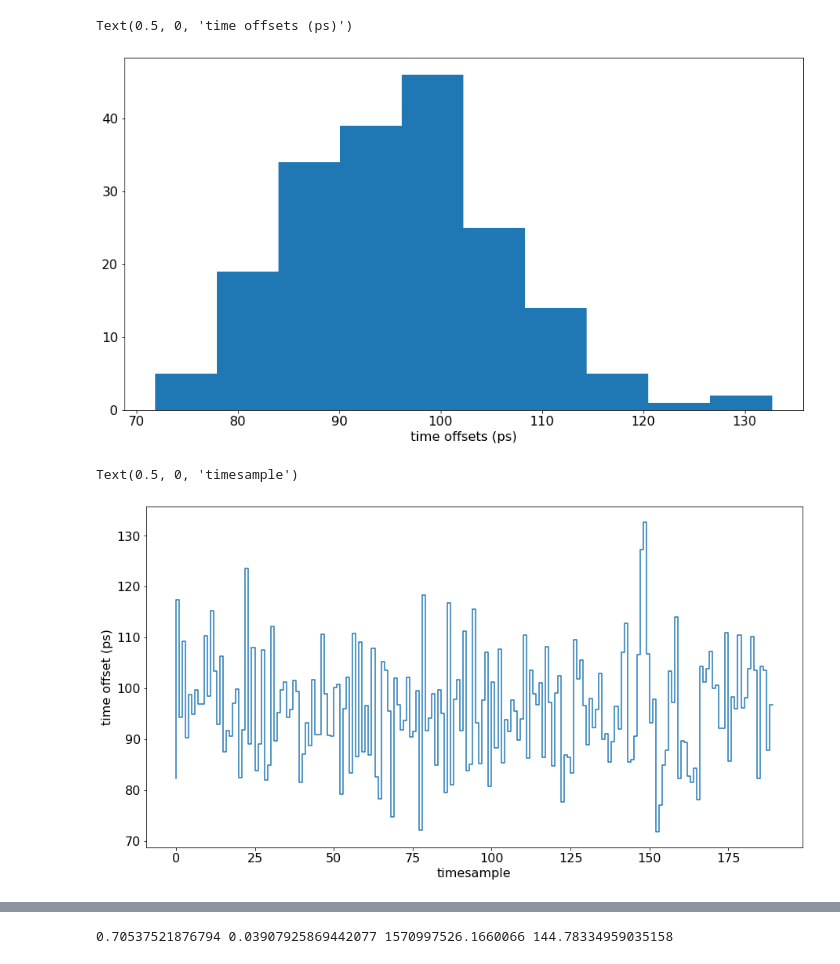
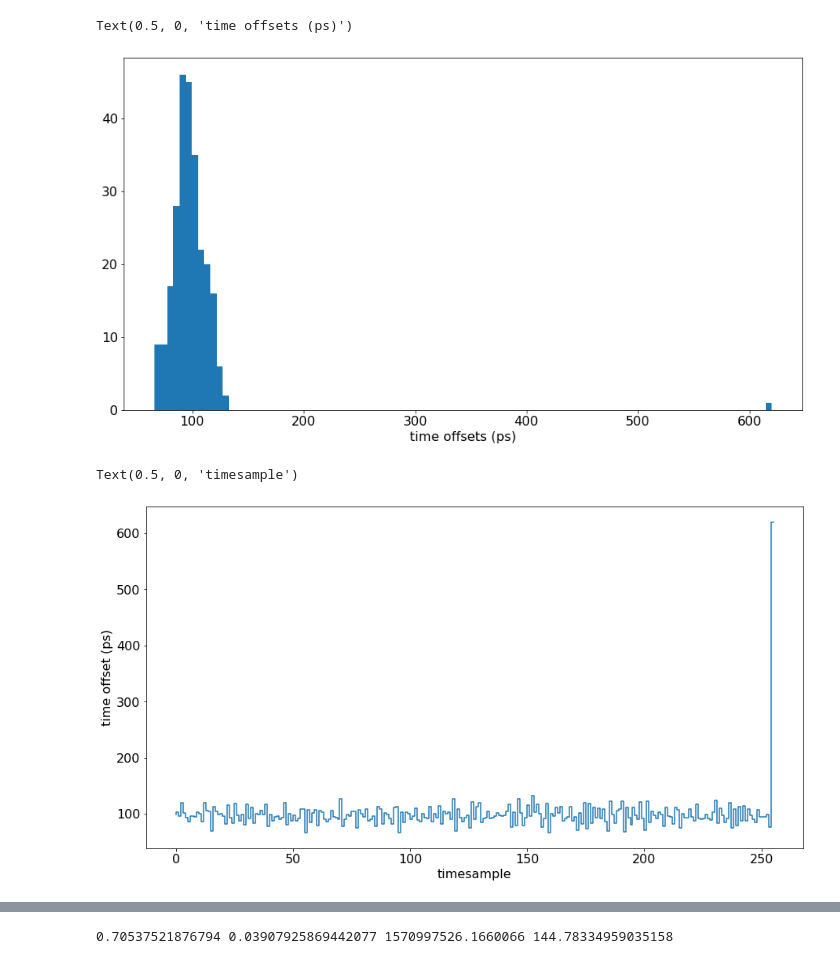
Before and after one commit to FTBF/LAPPD_TOF_Analysis, a Jupyter notebook: Analysis.ipynb, the cells around one changed output, grey strips where cells are left out. Cells and saved outputs as stored; diff of their text form; code cells hidden in the pictures.

```diff
--- a/Analysis.ipynb
+++ b/Analysis.ipynb
@@ -31,8 +31,10 @@ def getData(fnames):
     data = np.array(data, dtype='float')
     return data.reshape([-1, 256, 30])
 # %%
-ped_data = getDataRaw("testData/cal_newSetup_1.txt")
-data = getDataRaw("testData/sin_newSetup_all_2.txt")#getData(["Data_20200312_030712.txt",])
+ped_data = getDataRaw("testData/cal_0812_2.txt")
+data = getDataRaw("testData/sinRand_4.txt")#getData(["Data_20200312_030712.txt",])
+sineData = data
+true_freq = 48636899.0*5
 #sineData = getData(["Data_20200312_034047.txt", "Data_20200312_034055.txt"])
 # %%
 #averages = np.zeros(ped_data.mean(0).shape)
@@ -42,17 +49,14 @@ stddevs = ped_data.std(0)
 # %%
-def sine(x, A, B, omega, phi):
-    return A * np.sin(omega*x + phi) + B
 
-#channel_pulse = np.array([5, 11,17,23,29])
+#channel_pulse = np.array([5,11,17,23,29])
 #channel_pulse = np.array([3,24,])
 #channel_pulse = np.array([0,1,2,3,4,5,6,7,8,9,10,11,12,13,14,15,16,17,18,19,20,21,22,23,24,25,26,27,28,29])
 channel_pulse = np.array([0,1,2,3,4,5,6,7,8,9,10,11,12,13,14,15,16,17,18,19,20,21,22,23,24,25,26,27,28,29])
-event = 1
+event = 20
 
 xdata = np.linspace(0, 255,256)
 ydata_pulse = data[event,channel_pulse,:]-averages[channel_pulse,:]
 ydata_pulse_raw = data[event,channel_pulse,:]
-ydata_pulse_cal = ped_data[event,channel_pulse,:] - ped_data[event,channel_pulse,:].mean()
 
 
 #popt, pcov = scipy.optimize.curve_fit(sine, xdata[50:100], ydata[50:100], p0=(1000.0, 0.0, 1.0/5, 0.0))
@@ -119 +179,31 @@ NameError: name 'sineData' is not defined
+# %%
+import scipy.interpolate
+refVoltage = np.array([(float(i)/(2**12))*1.2 for i in x_vals])
+
+def lineraize_wrap(f, val):
+    try:
+        return f(val)
+    except(ValueError):
+        if val < 2000:
+            return 0
+        else:
+            return 3.3
+
+vlineraize_wrap = np.vectorize(lineraize_wrap)
+
+voltageLin = []
+for j in range(0, 30):
+    voltageLin.append([])
+    for i in range(0, 256):
+        meanList = np.array([mean[j,i] for mean in means])
+        meanList = savitzky_golay(meanList, 41, 2)
+        voltageLin[j].append(scipy.interpolate.interp1d(meanList, refVoltage))
+
+xv = np.array([acd for acd in range(4096)])
+yv = vlineraize_wrap(voltageLin[0][0], xv)
+
+linDat = np.zeros_like(sineData, float)
+for j in range(0, 30):
+    for i in range(0, 256):
+        linDat[:,j,i] = lineraize_wrap(voltageLin[j][i], sineData[:,j,i])
 # %%
@@ -277,13 +271,13 @@ angle = -0.000000
 # %%
-plt.hist(timeOffsets[:190]*1e12)
+plt.hist(timeOffsets[29]*1e12, 100)
 plt.xlabel("time offsets (ps)")
 # %% [output]
 Text(0.5, 0, 'time offsets (ps)')
-[figure, old version]
+[figure, new version]
 # %%
-plt.step(np.linspace(0, 189, 190), timeOffsets[:190]*1e12)
+plt.step(np.linspace(0, 255, 256), timeOffsets[29]*1e12)
 plt.ylabel("time offset (ps)")
 plt.xlabel("timesample")
 # %% [output]
 Text(0.5, 0, 'timesample')
-[figure, old version]
+[figure, new version]
```
Also changed, not shown: parts of 24 cells of this notebook, 1 other file.
